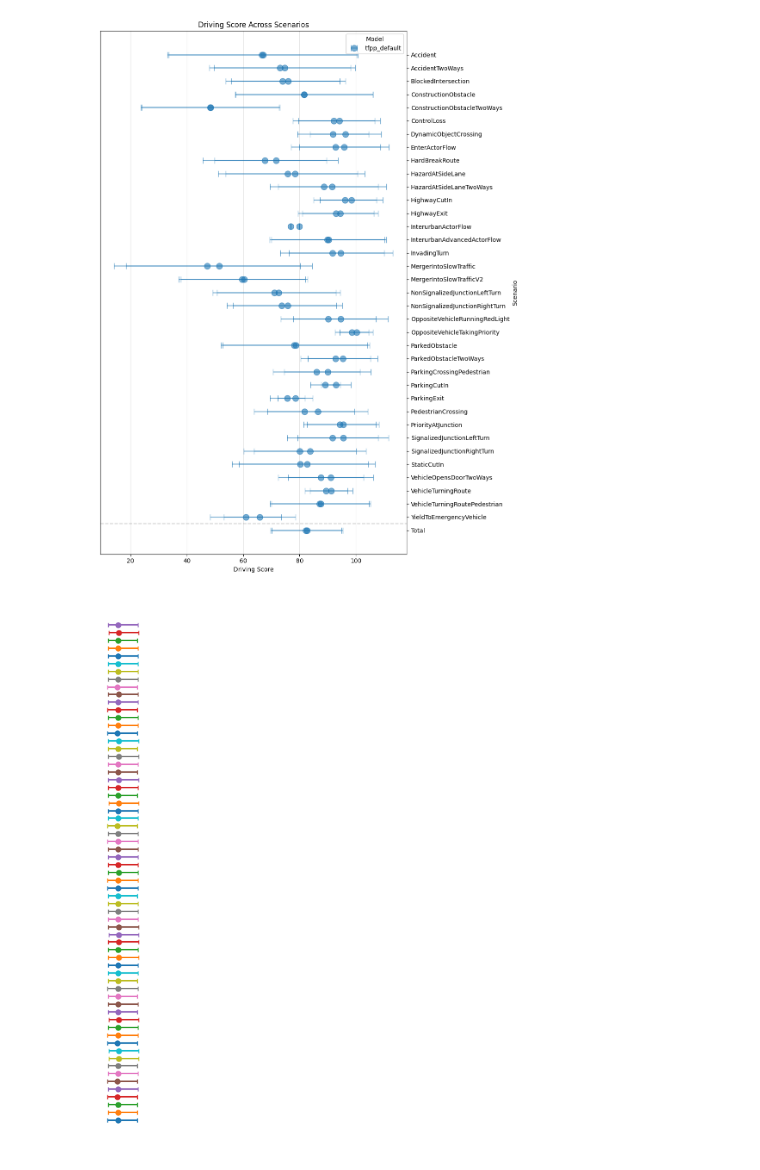
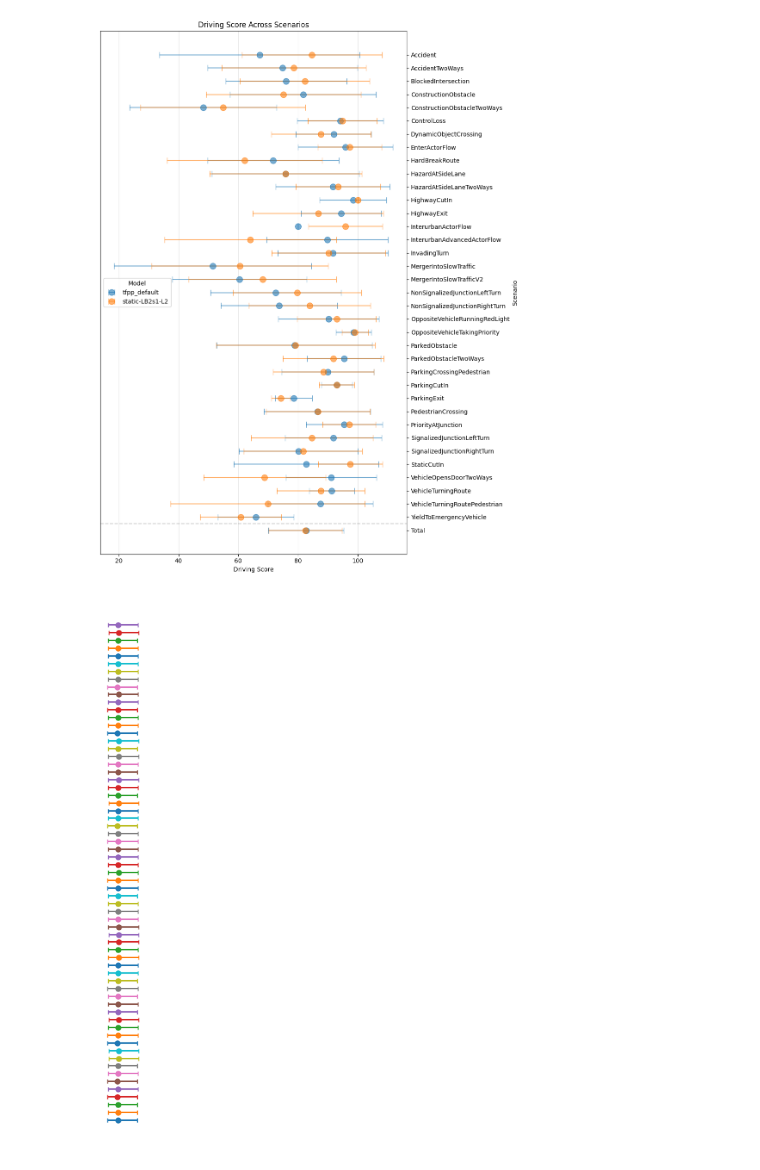
Before and after one commit to andreas122001/AD_specialization_project, a Jupyter notebook: test.ipynb, the cells around one changed output. Saved outputs shown, nothing was run; the diff lists cells and outputs as text; code cells hidden in the pictures.

```diff
--- a/test.ipynb
+++ b/test.ipynb
@@ -4,12 +4,12 @@ import pandas as pd
 import matplotlib.pyplot as plt
 import numpy as np
 from collections import defaultdict
-path_template = "evaluation/routes_validation/{}_e30/rep0/results2.json"
+path_template = "evaluation/routes_validation/{}_e30/{}_r0/results.json"
 
 files = [
     # "tfpp_base",
     "tfpp_default",
-    # "tfpp_static_s5s2_old"
+    "static-LB2s1-L2"
 ]  # Replace with your files
 score_type = "score_composed"  # Choose score_route, score_penalty, etc.
 score_types = {
@@ -18,10 +18,9 @@ score_types = {
     "score_penalty": "Infraction score",
 }
 
-
 # Load data into a nested dictionary
 scenario_data = defaultdict(list)
-for file_name, file_ in [(f, path_template.format(f)) for f in files]:
+for file_name, file_ in [(f, path_template.format(f,f)) for f in files]:
     with open(file_, 'r') as f:
         results = ujson.load(f)
         for scenario_name, scenario in results.items():
@@ -56,45 +55,45 @@ for scenario_idx, (scenario, values) in enumerate(scenario_data.items()):
             alpha=0.6,
             color=colors[file_idx]
         )
-        plt.errorbar(
-            x=file_data["Mean"] + (np.random.rand(1)-0.5)*10,
-            y=scenario_idx,
-            xerr=file_data["Std"],
-            fmt='o',
-            capsize=5,
-            markersize=10,
-            alpha=0.6,
-            color=colors[file_idx]
-        )
+        # plt.errorbar(
+        #     x=file_data["Mean"] + (np.random.rand(1)-0.5)*10,
+        #     y=scenario_idx,
+        #     xerr=file_data["Std"],
+        #     fmt='o',
+        #     capsize=5,
+        #     markersize=10,
+        #     alpha=0.6,
+        #     color=colors[file_idx]
+        # )
 
 plt.axhline(0.5, color="black", linestyle="--", alpha=0.2)  # Horizontal line, separate Total
 
 # Customize plot
 plt.yticks(y_pos, scenarios)
 plt.xlabel(score_types[score_type])
 plt.ylabel("Scenario")
 plt.title(f"{score_types[score_type]} Across Scenarios")
 plt.grid(True, axis='x', alpha=0.3)
 
 # Move scenario labels to right side
 ax = plt.gca()
 ax.yaxis.set_label_position("right")
 ax.yaxis.tick_right()
 
 # Adjust x-axis limits
 all_means = [v["Mean"] for scenario in scenario_data.values() for v in scenario]
 all_stds = [v["Std"] for scenario in scenario_data.values() for v in scenario]
 buffer = max(all_stds) * 1.5 if all_stds else 5
 # plt.xlim(left=max(0, min(all_means) - buffer),
 #         right=min(115, max(all_means) + buffer))  # Assuming scores are 0-100
 
 # Add legend
 plt.legend(title="Model")
 
 plt.tight_layout()
 plt.show()
 # %% [output]
-[figure, old version]
+[figure, new version]
 # %%
 import torch
 cross_weight = ((torch.rand(65, 65) + 1) / 2)*0.2
```
Also changed, not shown: 8 other files.
